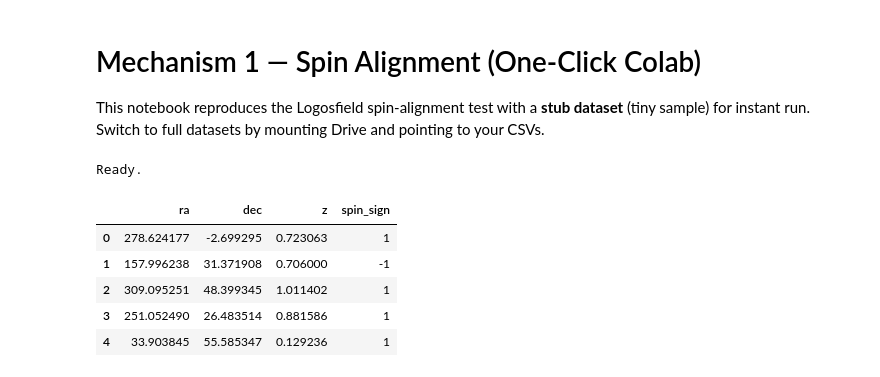
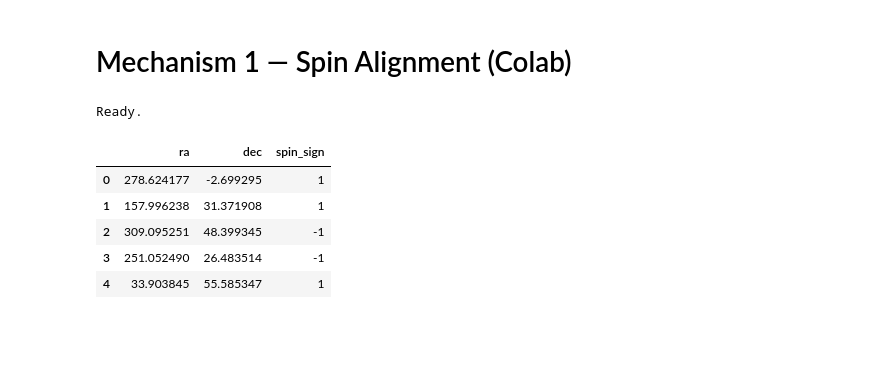
Before and after one commit to earltreloar/logosfield-cddr-analysis, a Jupyter notebook: Mechanism1_SpinAlignment_Colab.ipynb, the cells around one changed output. Cells and saved outputs as stored; diff of their text form; code cells hidden in the pictures; blank space fills up the shorter version.

```diff
--- a/Mechanism1_SpinAlignment_Colab.ipynb
+++ b/Mechanism1_SpinAlignment_Colab.ipynb
@@ -1,7 +1,5 @@
 # %% [markdown]
 <a href="https://colab.research.google.com/github/earltreloar/logosfield-cddr-analysis/blob/main/Mechanism1_SpinAlignment_Colab.ipynb" target="_parent"><img src="https://colab.research.google.com/assets/colab-badge.svg" alt="Open In Colab"/></a>
-# %% [markdown]
-# Mechanism 1 — Spin Alignment (One‑Click Colab)
-This notebook reproduces the Logosfield spin‑alignment test with a **stub dataset** (tiny sample) for instant run.
-Switch to full datasets by mounting Drive and pointing to your CSVs.
+# %% [markdown]
+# Mechanism 1 — Spin Alignment (Colab)
 # %%
@@ -22,31 +19,21 @@ if USE_DRIVE:
 # %%
-#@title 2. Load Data (stub by default)
-# Provide a path to your real catalog if USE_DRIVE=True (CSV with columns: ra, dec, spin_sign, z)
-real_path = ""  #@param {type:"string"}
+#@title 2. Load data (stub or Drive CSV)
 if USE_DRIVE and real_path:
     df = pd.read_csv(real_path)
+    assert {'ra','dec','spin_sign'}.issubset(df.columns), "CSV must have ra, dec, spin_sign"
 else:
-    # Tiny stub: 600 galaxies with a planted ~62% alignment against a unit gradient field
-    rng = np.random.default_rng(42)
-    N = 600
-    ra = rng.uniform(0, 360, N)
-    dec = rng.uniform(-60, 60, N)  # avoid poles for simplicity
-    z = rng.uniform(0.1, 1.2, N)
-    # True gradient direction (Logosfield proxy) per object in sky coords
-    phi_g = np.radians((5*ra + 0.3*dec) % 360)
-    # spins: +1/-1; bias toward alignment with gradient direction (p=0.62)
-    p_align = 0.62
-    aligned = rng.random(N) < p_align
-    # compute sign via dot product sign between local axis and gradient
-    # simple model: local axis azimuth phi_s deviates from phi_g by small noise when aligned
-    phi_s = np.where(aligned, phi_g + rng.normal(0, 0.35, N), phi_g + pi/2 + rng.normal(0, 0.35, N))
-    spin_sign = np.sign(np.cos(phi_s - phi_g))
-    df = pd.DataFrame(dict(ra=ra, dec=dec, z=z, spin_sign=spin_sign.astype(int)))
+    rng = np.random.default_rng(42); N=600
+    ra=rng.uniform(0,360,N); dec=rng.uniform(-60,60,N)
+    phi_g=np.radians((5*ra+0.3*dec)%360)
+    aligned=rng.random(N)<0.62
+    phi_s = np.where(aligned, phi_g+rng.normal(0,0.35,N), phi_g+np.pi/2+rng.normal(0,0.35,N))
+    spin_sign = np.sign(np.cos(phi_s-phi_g)).astype(int)
+    df = pd.DataFrame(dict(ra=ra, dec=dec, spin_sign=spin_sign))
 df.head()
 # %% [output]
-|  | ra | dec | z | spin_sign |
-| 0 | 278.624177 | -2.699295 | 0.723063 | 1 |
-| 1 | 157.996238 | 31.371908 | 0.706000 | -1 |
-| 2 | 309.095251 | 48.399345 | 1.011402 | 1 |
-| 3 | 251.052490 | 26.483514 | 0.881586 | 1 |
-| 4 | 33.903845 | 55.585347 | 0.129236 | 1 |
+|  | ra | dec | spin_sign |
+| 0 | 278.624177 | -2.699295 | 1 |
+| 1 | 157.996238 | 31.371908 | 1 |
+| 2 | 309.095251 | 48.399345 | -1 |
+| 3 | 251.052490 | 26.483514 | -1 |
+| 4 | 33.903845 | 55.585347 | 1 |
```
Also changed, not shown: parts of 8 cells of this notebook.
